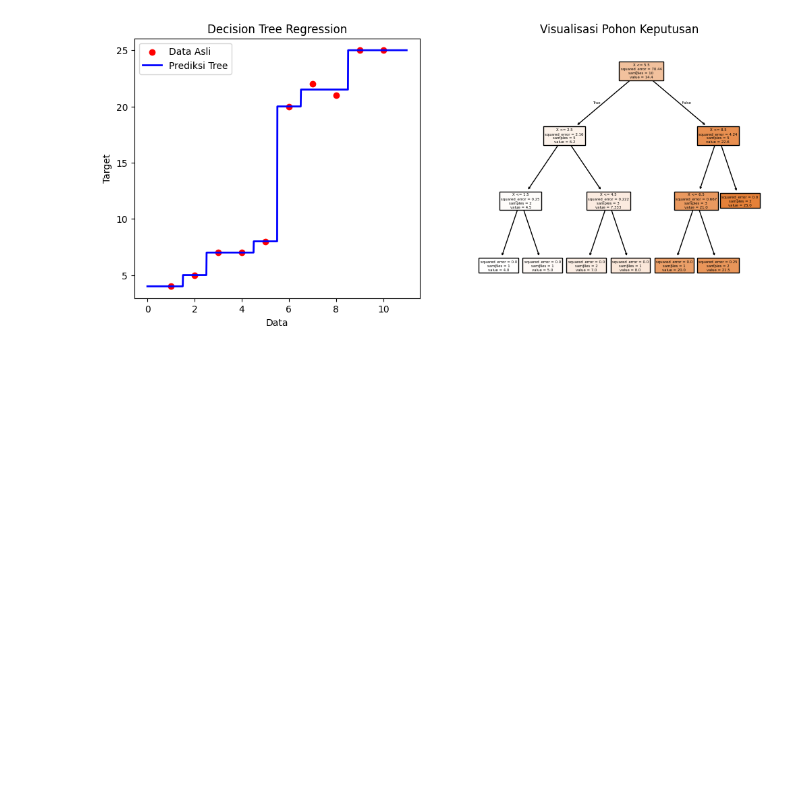
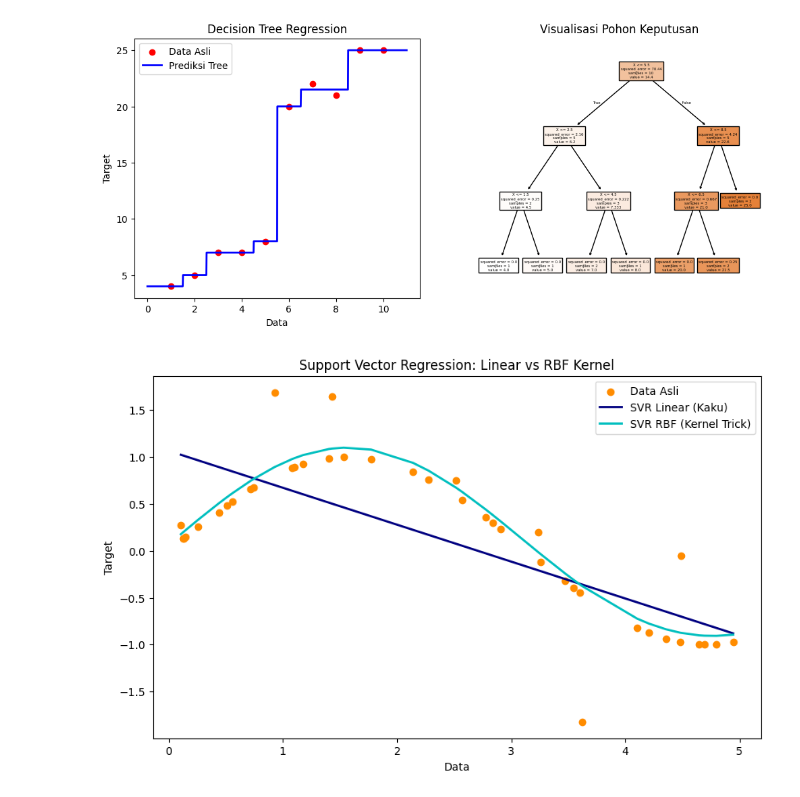
Before and after one commit to rezzz59/STUPEN, a Jupyter notebook: Regresi/memahami_linear_regresiopn.ipynb, the cells around one changed output. Drawn from its saved outputs; the diff is of its cells as text; code cells hidden in the pictures; blank space fills up the shorter version.

Commit message:
menambahkan latihan evaluasi

```diff
--- a/Regresi/memahami_linear_regresiopn.ipynb
+++ b/Regresi/memahami_linear_regresiopn.ipynb
@@ -164,3 +162,46 @@ plt.title("Visualisasi Pohon Keputusan")
 plt.show()
 # %% [output]
 [figure]
+# %%
+import numpy as np
+import matplotlib.pyplot as plt
+from sklearn.svm import SVR
+
+# 1. BIKIN DATA GELOMBANG (Sinus) + NOISE
+# X = angka 0 sampai 5
+X = np.sort(5 * np.random.rand(40, 1), axis=0)
+# y = sin(x)
+y = np.sin(X).ravel()
+# Tambah sedikit pengacau (noise) pada y
+y[::5] += 3 * (0.5 - np.random.rand(8))
+
+# 2. LATIH 2 MODEL SVR BERBEDA
+# Model A: Linear (Si Kaku)
+# C=100 (Sangat ketat, gak mau salah)
+svr_lin = SVR(kernel='linear', C=100, epsilon=0.1)
+
+# Model B: RBF (Si Fleksibel / Kernel Trick)
+# C=100, gamma=0.1 (Kekuatan lengkungan)
+svr_rbf = SVR(kernel='rbf', C=100, gamma=0.1, epsilon=0.1)
+
+svr_lin.fit(X, y)
+svr_rbf.fit(X, y)
+
+# 3. PREDIKSI
+lw = 2
+plt.figure(figsize=(10, 6))
+plt.scatter(X, y, color='darkorange', label='Data Asli')
+
+# Plot Linear (Biru)
+plt.plot(X, svr_lin.predict(X), color='navy', lw=lw, label='SVR Linear (Kaku)')
+
+# Plot RBF (Hijau)
+plt.plot(X, svr_rbf.predict(X), color='c', lw=lw, label='SVR RBF (Kernel Trick)')
+
+plt.xlabel('Data')
+plt.ylabel('Target')
+plt.title('Support Vector Regression: Linear vs RBF Kernel')
+plt.legend()
+plt.show()
+# %% [output]
+[figure, added]
```
Also changed, not shown: parts of 2 cells of this notebook, 2 other files.
